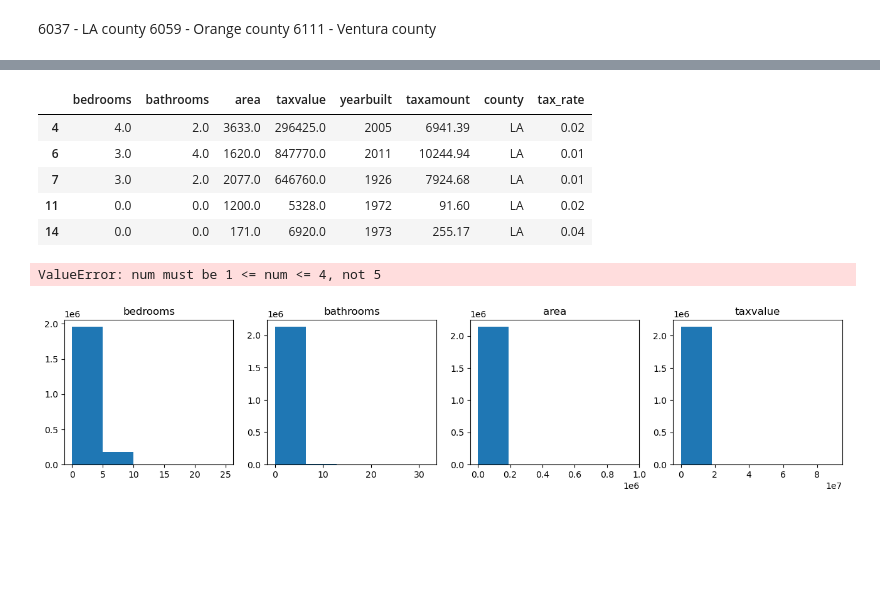
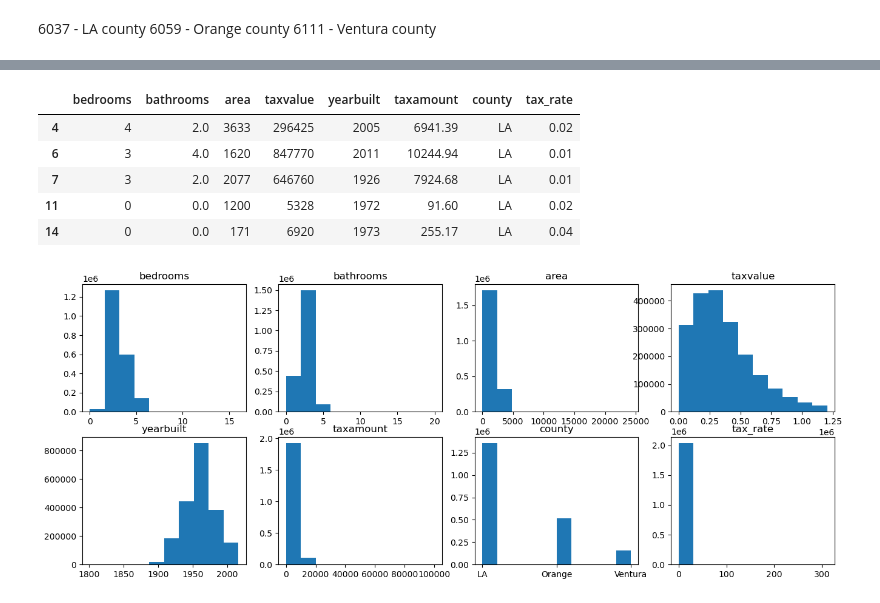
Before and after one commit to rosendo-lugo/regression-exercises, a Jupyter notebook: wrangle.ipynb, the cells around one changed output, grey strips where cells are left out. Saved outputs shown, nothing was run; the diff lists cells and outputs as text; code cells hidden in the pictures; blank space fills up the shorter version.

```diff
--- a/wrangle.ipynb
+++ b/wrangle.ipynb
@@ -199,6 +199,3 @@ df
 6037 - LA county
 6059 - Orange county
 6111 - Ventura county
-# %%
-df.county = df.county.map({6037:'LA', 6059:'Orange', 6111:'Ventura'})
-df
@@ -220,35 +203,30 @@ df
 df.head()
 # %% [output]
 |  | bedrooms | bathrooms | area | taxvalue | yearbuilt | taxamount | county | tax_rate |
-| 4 | 4.0 | 2.0 | 3633.0 | 296425.0 | 2005 | 6941.39 | LA | 0.02 |
-| 6 | 3.0 | 4.0 | 1620.0 | 847770.0 | 2011 | 10244.94 | LA | 0.01 |
-| 7 | 3.0 | 2.0 | 2077.0 | 646760.0 | 1926 | 7924.68 | LA | 0.01 |
-| 11 | 0.0 | 0.0 | 1200.0 | 5328.0 | 1972 | 91.60 | LA | 0.02 |
-| 14 | 0.0 | 0.0 | 171.0 | 6920.0 | 1973 | 255.17 | LA | 0.04 |
+| 4 | 4 | 2.0 | 3633 | 296425 | 2005 | 6941.39 | LA | 0.02 |
+| 6 | 3 | 4.0 | 1620 | 847770 | 2011 | 10244.94 | LA | 0.01 |
+| 7 | 3 | 2.0 | 2077 | 646760 | 1926 | 7924.68 | LA | 0.01 |
+| 11 | 0 | 0.0 | 1200 | 5328 | 1972 | 91.60 | LA | 0.02 |
+| 14 | 0 | 0.0 | 171 | 6920 | 1973 | 255.17 | LA | 0.04 |
 # %%
-plt.figure(figsize=(16, 3))
+plt.figure(figsize=(16, 6))
 
-# List of columns
-cols = df.columns
-
-for i, col in enumerate(cols):
+for i, col in enumerate(df.columns):
 
     # i starts at 0, but plot nos should start at 1
     plot_number = i + 1
 
     # Create subplot.
-    plt.subplot(1,4, plot_number)
+    plt.subplot(2, 4, plot_number)
 
     # Title with column name.
     plt.title(col)
 
-    # Display histogram for column.
-    df[col].hist(bins=5)
+    # Display boxplot for column.
+    plt.hist(df[col])
 
-    # Hide gridlines.
-    plt.grid(False)
+plt.show()
 # %% [output]
-ValueError: num must be 1 <= num <= 4, not 5
-[figure, old version]
+[figure, new version]
 # %%
 from sklearn.model_selection import train_test_split
```
Also changed, not shown: parts of 17 cells of this notebook, 1 other file.
